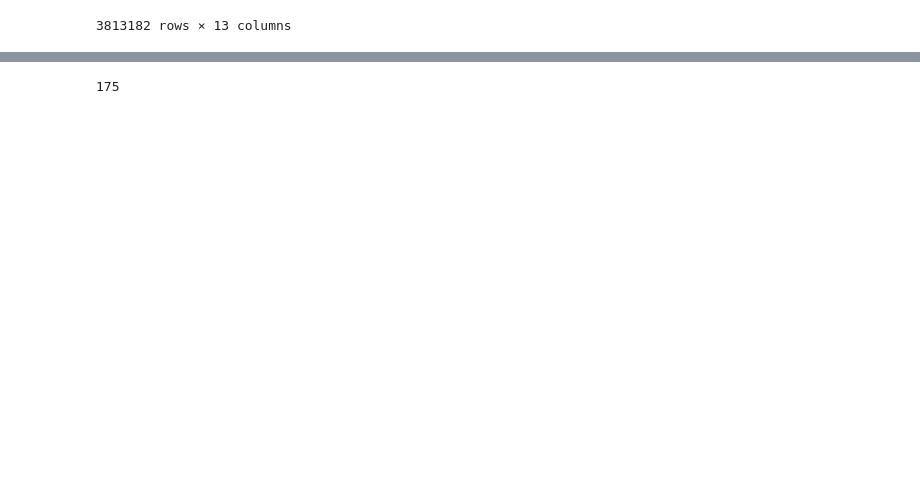
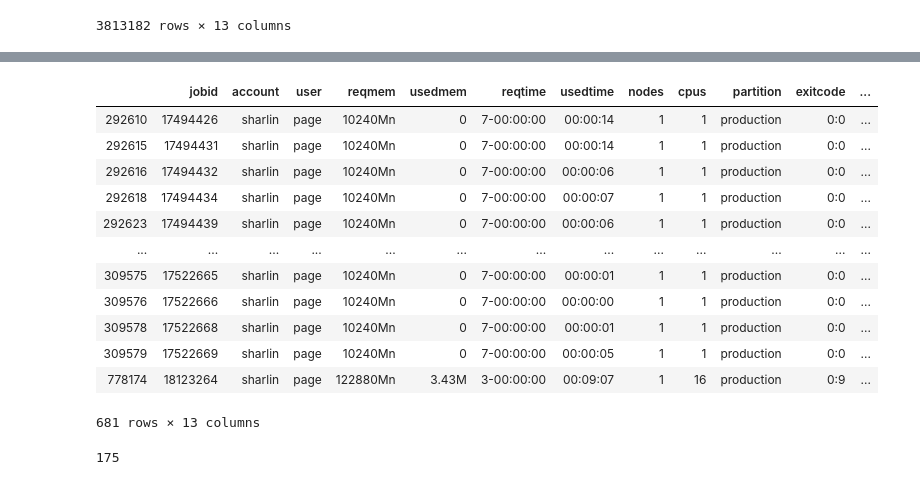
Before and after one commit to nss-data-science-cohort-4/dq2-accre-amd, a Jupyter notebook: notebooks/accre_jobs_2020.ipynb, the cells around one changed output, grey strips where cells are left out. Saved outputs shown, nothing was run; the diff lists cells and outputs as text; code cells hidden in the pictures; blank space fills up the shorter version.

```diff
--- a/notebooks/accre_jobs_2020.ipynb
+++ b/notebooks/accre_jobs_2020.ipynb
@@ -96,3 +116,20 @@ accre_jobs_2020
+# %%
+accre_cancelled_by = accre_jobs_2020[accre_jobs_2020['state'] == 'CANCELLED by 686562']
+accre_cancelled_by
+# %% [output]
+|  | jobid | account | user | reqmem | usedmem | reqtime | usedtime | nodes | cpus | partition | exitcode | ... |
+| 292610 | 17494426 | sharlin | page | 10240Mn | 0 | 7-00:00:00 | 00:00:14 | 1 | 1 | production | 0:0 | ... |
+| 292615 | 17494431 | sharlin | page | 10240Mn | 0 | 7-00:00:00 | 00:00:14 | 1 | 1 | production | 0:0 | ... |
+| 292616 | 17494432 | sharlin | page | 10240Mn | 0 | 7-00:00:00 | 00:00:06 | 1 | 1 | production | 0:0 | ... |
+| 292618 | 17494434 | sharlin | page | 10240Mn | 0 | 7-00:00:00 | 00:00:07 | 1 | 1 | production | 0:0 | ... |
+| 292623 | 17494439 | sharlin | page | 10240Mn | 0 | 7-00:00:00 | 00:00:06 | 1 | 1 | production | 0:0 | ... |
+| ... | ... | ... | ... | ... | ... | ... | ... | ... | ... | ... | ... | ... |
+| 309575 | 17522665 | sharlin | page | 10240Mn | 0 | 7-00:00:00 | 00:00:01 | 1 | 1 | production | 0:0 | ... |
+| 309576 | 17522666 | sharlin | page | 10240Mn | 0 | 7-00:00:00 | 00:00:00 | 1 | 1 | production | 0:0 | ... |
+| 309578 | 17522668 | sharlin | page | 10240Mn | 0 | 7-00:00:00 | 00:00:01 | 1 | 1 | production | 0:0 | ... |
+| 309579 | 17522669 | sharlin | page | 10240Mn | 0 | 7-00:00:00 | 00:00:05 | 1 | 1 | production | 0:0 | ... |
+| 778174 | 18123264 | sharlin | page | 122880Mn | 3.43M | 3-00:00:00 | 00:09:07 | 1 | 16 | production | 0:9 | ... |
+681 rows × 13 columns
 # %%
 accre_jobs_2020['account'].nunique()
 # %% [output]
```
Also changed, not shown: parts of 16 cells of this notebook.
